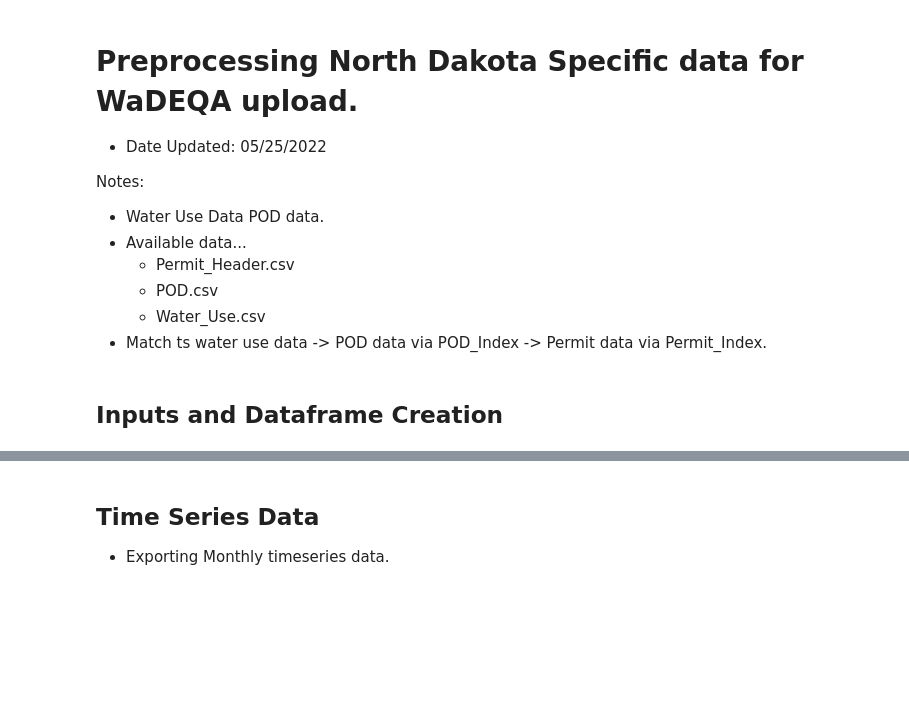
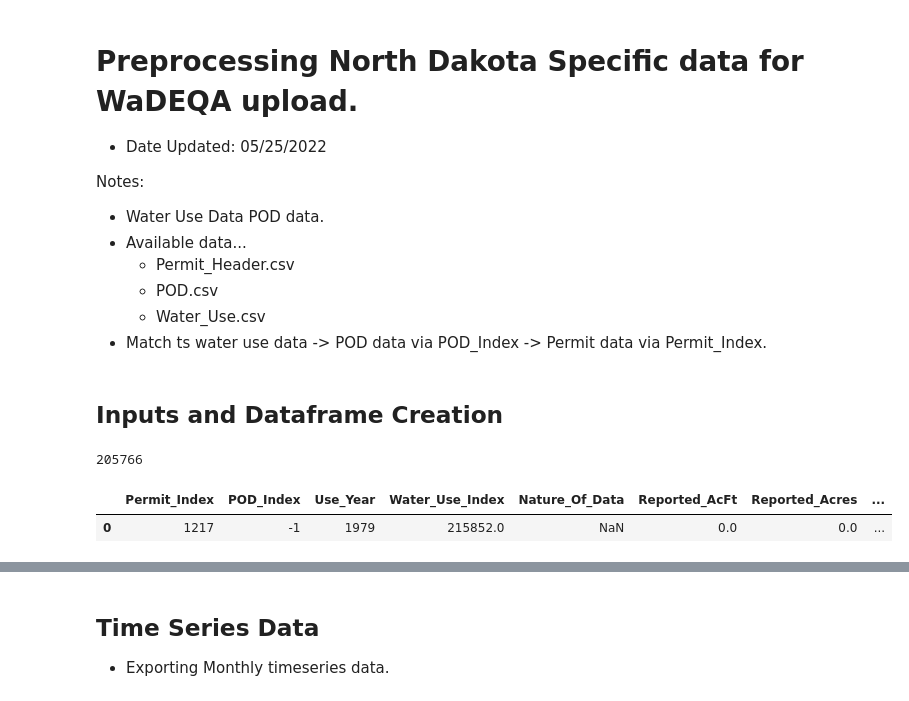
Before and after one commit to WSWCWaterDataExchange/MappingStatesDataToWaDE2.0, a Jupyter notebook: NorthDakota/SiteSpecificAmounts/0_PreProcessNDSiteSpecificData.ipynb, the cells around one changed output, grey strips where cells are left out. Saved outputs shown, nothing was run; the diff lists cells and outputs as text; code cells hidden in the pictures; blank space fills up the shorter version.

```diff
--- a/NorthDakota/SiteSpecificAmounts/0_PreProcessNDSiteSpecificData.ipynb
+++ b/NorthDakota/SiteSpecificAmounts/0_PreProcessNDSiteSpecificData.ipynb
@@ -32,9 +32,20 @@ os.chdir(workingDir)
 # %%
 # Timeseries water use data
 fileInput = "Water_Use.xlsx"
 df_wu = pd.read_excel(fileInput)
+
 df_wu['Permit_Index'] = df_wu['Permit_Index'].astype('Int64').astype('str')
 df_wu['Use_Year'] = df_wu['Use_Year'].astype('Int64').astype('str')
+
+# WaDE UUID tracker for data assessment
+if 'WaDEUUID' not in df_wu:
+    df_wu['WaDEUUID'] = "ndWU" + df_wu.index.astype(str)
+    df_wu.to_excel('Water_Use.xlsx', index=False)
+
 print(len(df_wu))
 df_wu.head(1)
+# %% [output]
+205766
+|  | Permit_Index | POD_Index | Use_Year | Water_Use_Index | Nature_Of_Data | Reported_AcFt | Reported_Acres | ... |
+| 0 | 1217 | -1 | 1979 | 215852.0 | NaN | 0.0 | 0.0 | ... |
 # %%
```
Also changed, not shown: parts of 22 cells of this notebook, 4 other files.
